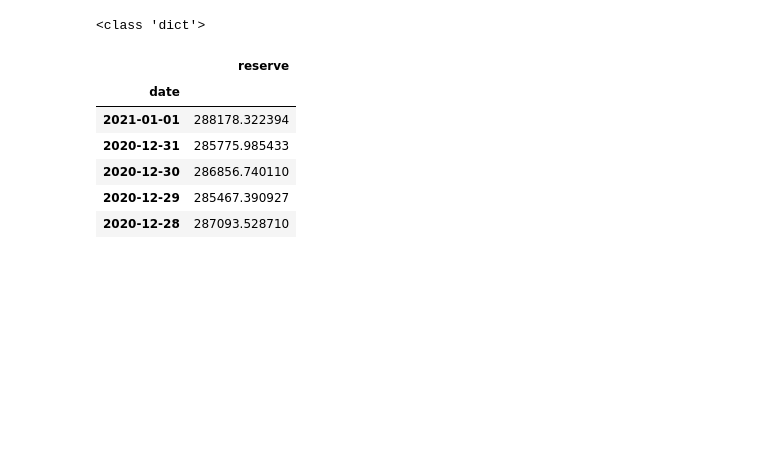
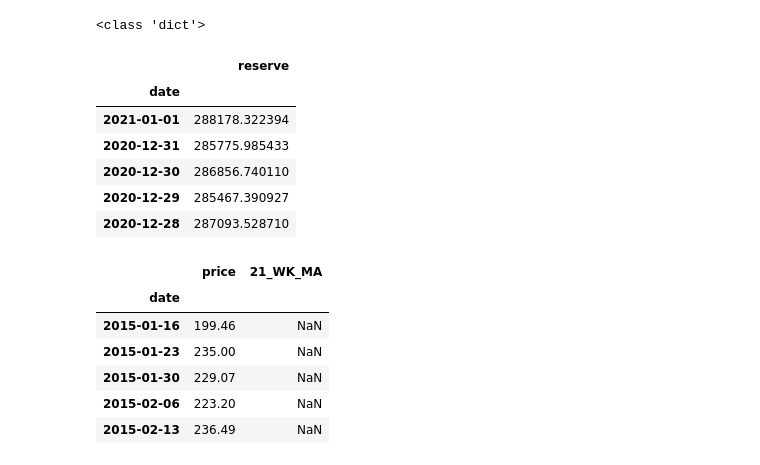
Before and after one commit to nospmah/fintech.group_project, a Jupyter notebook: notebooks/abdull_working.ipynb, the cells around one changed output. Saved outputs shown, nothing was run; the diff lists cells and outputs as text; code cells hidden in the pictures; blank space fills up the shorter version.

Commit message:
finished the 21 week moving average

```diff
--- a/notebooks/abdull_working.ipynb
+++ b/notebooks/abdull_working.ipynb
@@ -129,3 +129,16 @@ test_df.head()
 | 2020-12-30 | 286856.740110 |
 | 2020-12-29 | 285467.390927 |
 | 2020-12-28 | 287093.528710 |
+# %%
+file_path=Path("21wk_MA.csv")
+# %%
+moving_average=pd.read_csv(file_path, header=0, index_col="date", parse_dates=True, infer_datetime_format=True )
+moving_average.head()
+# %% [output]
+|  | price | 21_WK_MA |
+| date |  |  |
+| 2015-01-16 | 199.46 | NaN |
+| 2015-01-23 | 235.00 | NaN |
+| 2015-01-30 | 229.07 | NaN |
+| 2015-02-06 | 223.20 | NaN |
+| 2015-02-13 | 236.49 | NaN |
```
Also changed, not shown: parts of 5 cells of this notebook, 1 other file.
